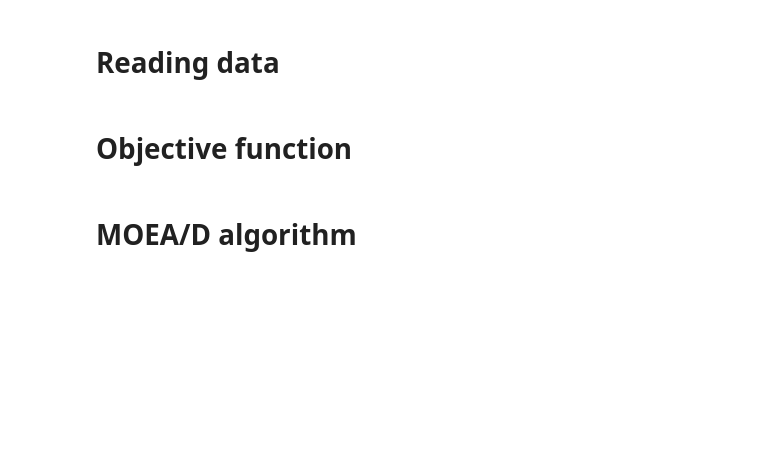
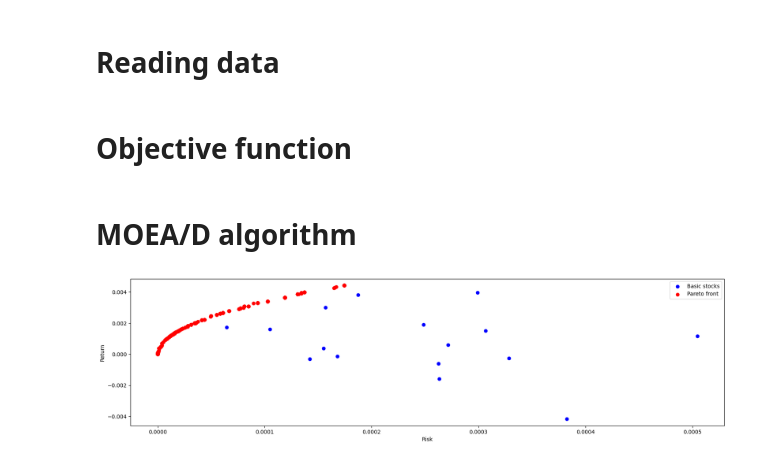
Before and after one commit to MaksWisniewski/PortfolioOpt, a Jupyter notebook: moead.ipynb, the cells around one changed output. Cells and saved outputs as stored; diff of their text form; code cells hidden in the pictures; blank space fills up the shorter version.

Commit message:
add moead

```diff
--- a/moead.ipynb
+++ b/moead.ipynb
@@ -81,7 +81,7 @@ def portfolio_risk_semi_var(X):
     return np.diag(X @ stock_returns_semi_cov @ X.T)
 
 
-def portfolio_objective_function(risk_function=portfolio_risk_var,
+def portfolio_objective_function(risk_function=portfolio_risk_semi_var,
                                  return_function=portfolio_return_value):
     return lambda X: np.c_[risk_function(X), -return_function(X)]
 # %% [markdown]
@@ -109,0 +89,20 @@ def moead(objective_function,
+# %%
+def random_population(population_size, chromosome_length):
+    population = np.random.random(size=(population_size, chromosome_length))
+    return population / population.sum(axis=1).reshape(-1,1)
+
+
+def dominates(x, y):
+    '''Check if x dominates y'''
+    return np.all(x <= y) and np.any(x < y)
+# %%
+def single_point_crossover(parent1, parent2):
+    crossover_point = np.random.randint(1, parent1.size)
+    offspring = np.hstack([parent1[:crossover_point], parent2[crossover_point:]])
+    return offspring / offspring.sum()
+
+
+def swap_mutation(x):
+    j,k = np.random.choice(x.size, size=2, replace=False)
+    x[j], x[k] = x[k], x[j]
+    return x
@@ -109,0 +185,19 @@ def moead(objective_function,
+# %%
+def show_results(stock_risk=stock_returns_semi_var,
+                 objective_function=portfolio_objective_function(risk_function=portfolio_risk_semi_var),
+                 **kwargs):
+    plt.xlabel('Risk')
+    plt.ylabel('Return')
+    plt.scatter(stock_risk, stock_returns_mean, c='b')
+
+    moead_result_pop, moead_result_val = moead(objective_function=objective_function,
+                                               chromosome_length=number_of_stocks,
+                                               **kwargs)
+
+    plt.scatter(moead_result_val[:,0], -moead_result_val[:,1], c='r')
+    plt.legend(['Basic stocks', 'Pareto front'])
+    plt.show()
+# %%
+show_results(number_of_iterations=1000)
+# %% [output]
+[figure, added]
```
Also changed, not shown: parts of 2 cells of this notebook.
